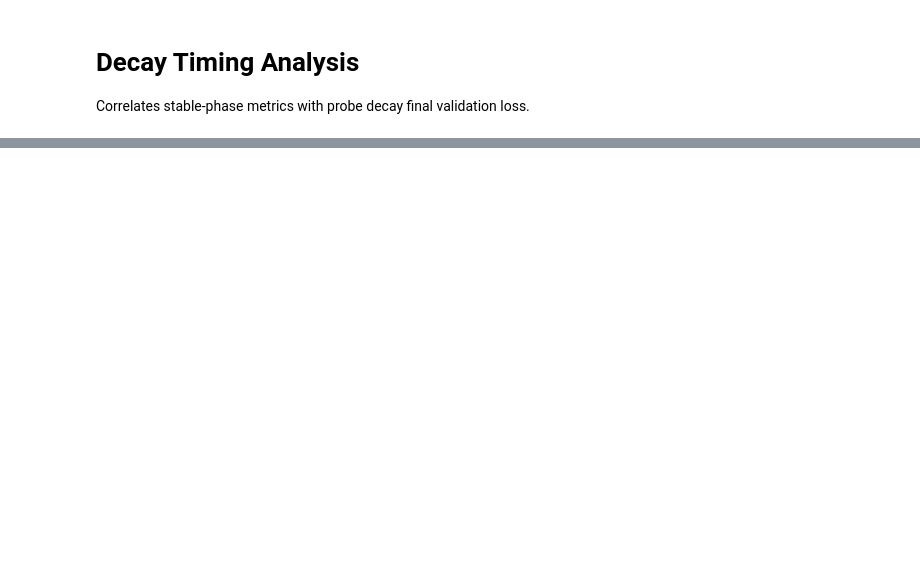
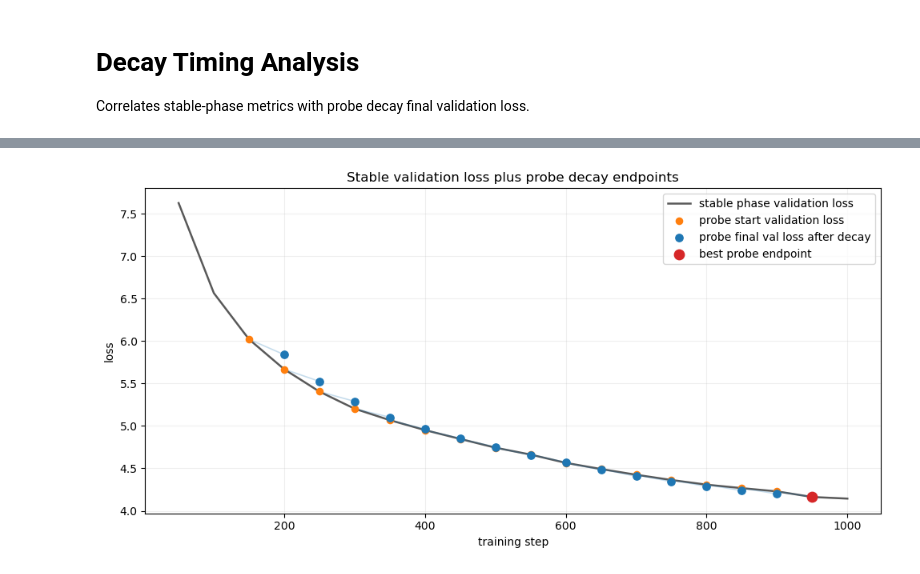
Before and after one commit to Duckymini/wsd_metric_triggered, a Jupyter notebook: notebooks/decay_analysis.ipynb, the cells around one changed output, grey strips where cells are left out. Cells and saved outputs as stored; diff of their text form; code cells hidden in the pictures; blank space fills up the shorter version.

Commit message:
Implement additional plots

```diff
--- a/notebooks/decay_analysis.ipynb
+++ b/notebooks/decay_analysis.ipynb
@@ -21,6 +30,9 @@ for i, r in enumerate(runs):
 # %%
 # Select a run
-RUN = runs[-1]  # or pick by index / name
+RUN_NAME = "wsd_intermediate_sweep_r010_20260604-140648"
+RUN = LOG_DIR / RUN_NAME
+assert RUN.exists(), f"Missing run directory: {RUN}"
+assert (RUN / "decay_sweep.jsonl").exists(), f"Missing decay sweep: {RUN}"
 print("Using:", RUN.name)
 
 def read_jsonl(path):
@@ -30,5 +42,10 @@ def read_jsonl(path):
 metrics = read_jsonl(RUN / "metrics.jsonl")
 sweep   = read_jsonl(RUN / "decay_sweep.jsonl")
 
+val_rows = metrics[metrics["validation_loss"].notna()][["step", "validation_loss"]].copy()
+val_rows = val_rows.rename(columns={"step": "probe_start_step", "validation_loss": "probe_start_val_loss"})
+sweep = sweep.merge(val_rows, on="probe_start_step", how="left")
+assert sweep["probe_start_val_loss"].notna().all(), "Missing validation loss for at least one probe start"
+
 print(f"metrics rows: {len(metrics)}, sweep rows: {len(sweep)}")
 sweep.head()
@@ -58 +88,65 @@ plt.show()
+# %%
+# Stable-phase validation loss with probe decay endpoints
+# decay_sweep.jsonl stores only the final loss of each probe decay, not the full decay trajectory.
+DECAY_LENGTH = 50  # from training.decay_sweep.decay_length in this run's config
+
+val_curve = metrics[metrics["validation_loss"].notna()].copy()
+sweep_plot = sweep.sort_values("probe_start_step").copy()
+sweep_plot["probe_end_step"] = sweep_plot["probe_start_step"] + DECAY_LENGTH
+
+fig, ax = plt.subplots(figsize=(10, 5))
+
+ax.plot(
+    val_curve["step"],
+    val_curve["validation_loss"],
+    color="0.35",
+    linewidth=1.8,
+    label="stable phase validation loss",
+)
+
+for _, row in sweep_plot.iterrows():
+    ax.plot(
+        [row["probe_start_step"], row["probe_end_step"]],
+        [row["probe_start_val_loss"], row["probe_final_val_loss"]],
+        color="tab:blue",
+        alpha=0.25,
+        linewidth=1.2,
+    )
+
+ax.scatter(
+    sweep_plot["probe_start_step"],
+    sweep_plot["probe_start_val_loss"],
+    color="tab:orange",
+    s=35,
+    zorder=3,
+    label="probe start validation loss",
+)
+ax.scatter(
+    sweep_plot["probe_end_step"],
+    sweep_plot["probe_final_val_loss"],
+    color="tab:blue",
+    s=45,
+    zorder=4,
+    label="probe final val loss after decay",
+)
+
+best = sweep_plot.loc[sweep_plot["probe_final_val_loss"].idxmin()]
+ax.scatter(
+    [best["probe_end_step"]],
+    [best["probe_final_val_loss"]],
+    color="tab:red",
+    s=80,
+    zorder=5,
+    label="best probe endpoint",
+)
+
+ax.set_xlabel("training step")
+ax.set_ylabel("loss")
+ax.set_title("Stable validation loss plus probe decay endpoints")
+ax.grid(alpha=0.2)
+ax.legend()
+plt.tight_layout()
+plt.show()
+# %% [output]
+[figure, added]
 # %%
```
Also changed, not shown: parts of 6 cells of this notebook.
